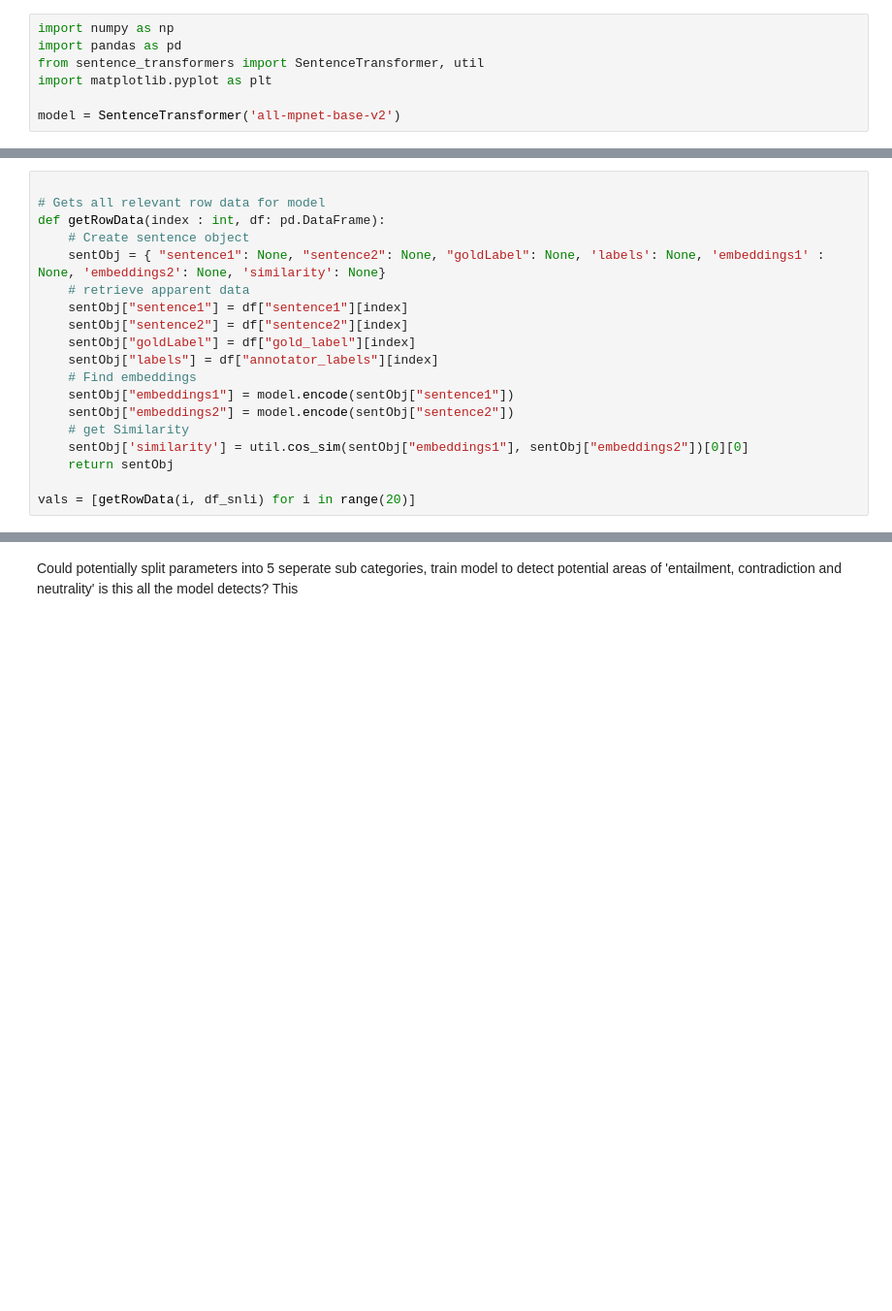
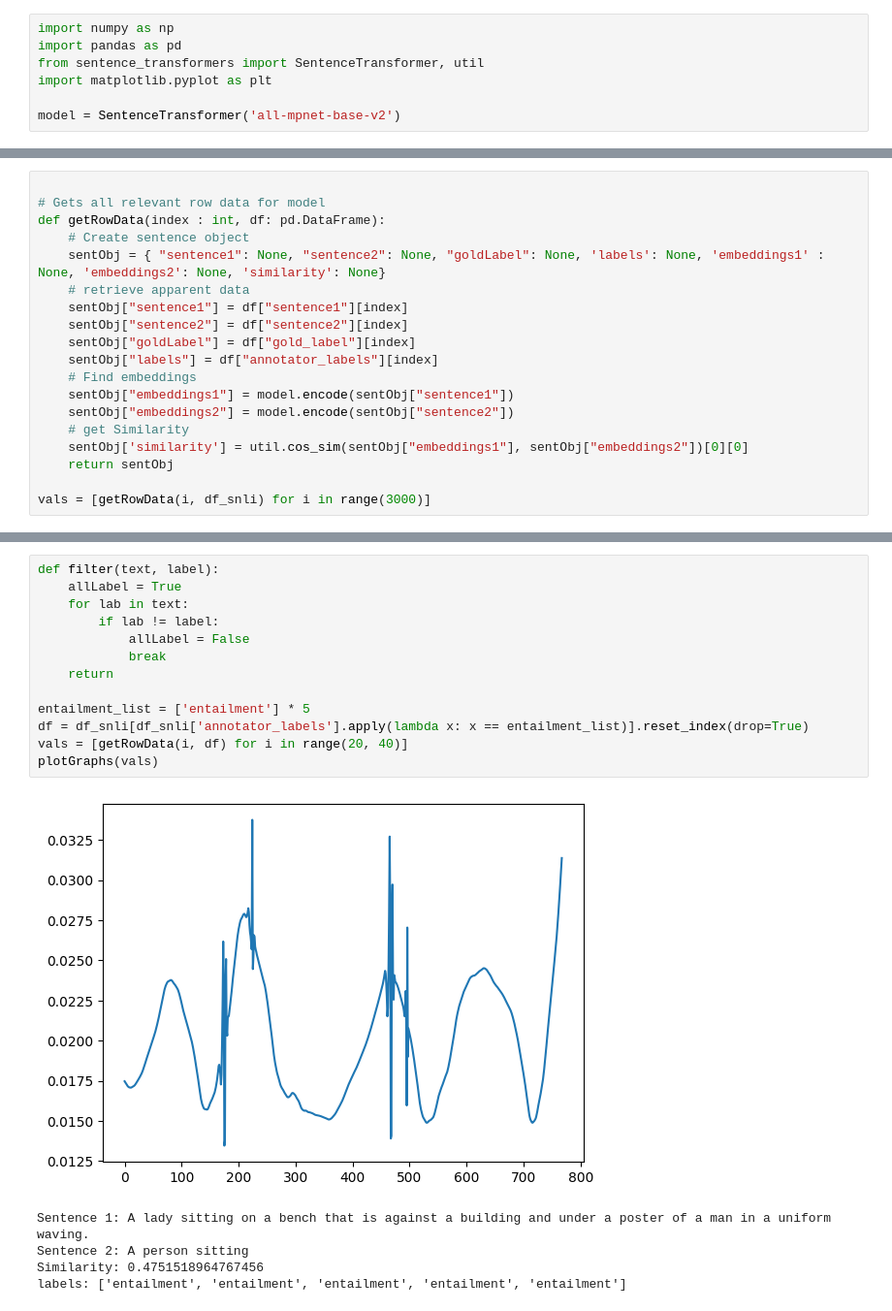
Before and after one commit to marcus-wrrn/Semantic_Comparison, a Jupyter notebook: snli_testing.ipynb, the cells around one changed output, grey strips where cells are left out. Shown at 97% size. Cells and saved outputs as stored; diff of their text form; blank space fills up the shorter version.

```diff
--- a/snli_testing.ipynb
+++ b/snli_testing.ipynb
@@ -34,7 +34,7 @@ def getRowData(index : int, df: pd.DataFrame):
     sentObj['similarity'] = util.cos_sim(sentObj["embeddings1"], sentObj["embeddings2"])[0][0]
     return sentObj
 
-vals = [getRowData(i, df_snli) for i in range(20)]
+vals = [getRowData(i, df_snli) for i in range(3000)]
 # %%
 import pywt
 def denoize(arr):
@@ -95,4 +110,19 @@ labels: ['contradiction', 'contradiction', 'contradiction', 'contradiction', 'co
-# %% [markdown]
-Could potentially split parameters into 5 seperate sub categories, train model to detect potential areas of 'entailment, contradiction and neutrality'
-is this all the model detects?
-This
+# %%
+def filter(text, label):
+    allLabel = True
+    for lab in text:
+        if lab != label:
+            allLabel = False
+            break
+    return
+
+entailment_list = ['entailment'] * 5
+df = df_snli[df_snli['annotator_labels'].apply(lambda x: x == entailment_list)].reset_index(drop=True)
+vals = [getRowData(i, df) for i in range(20, 40)]
+plotGraphs(vals)
+# %% [output]
+[figure, added]
+Sentence 1: A lady sitting on a bench that is against a building and under a poster of a man in a uniform waving.
+Sentence 2: A person sitting
+Similarity: 0.4751518964767456
+labels: ['entailment', 'entailment', 'entailment', 'entailment', 'entailment']
```
Also changed, not shown: parts of 4 cells of this notebook.
